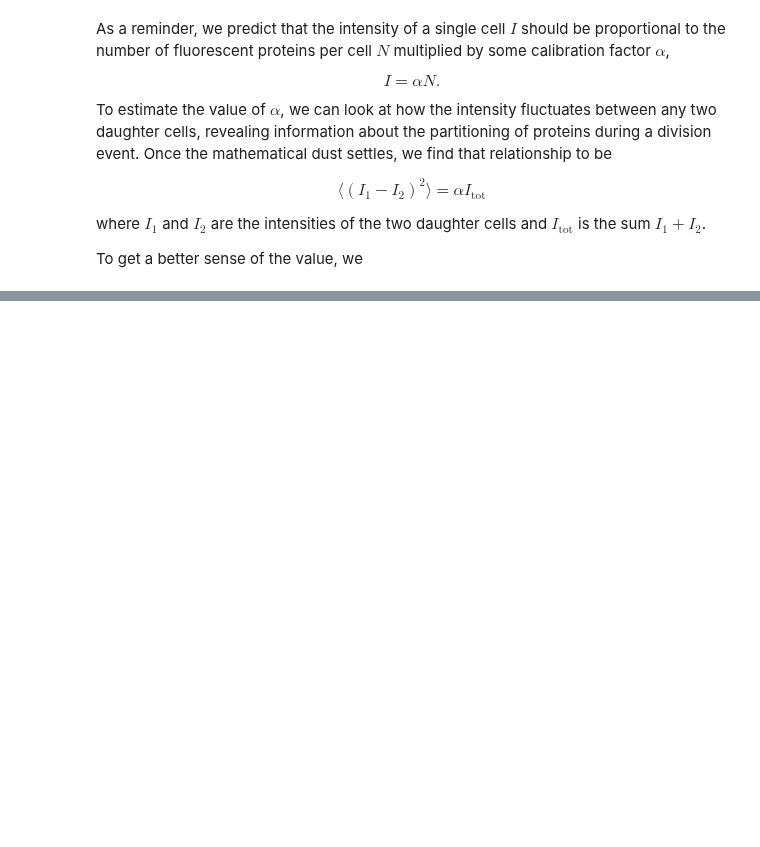
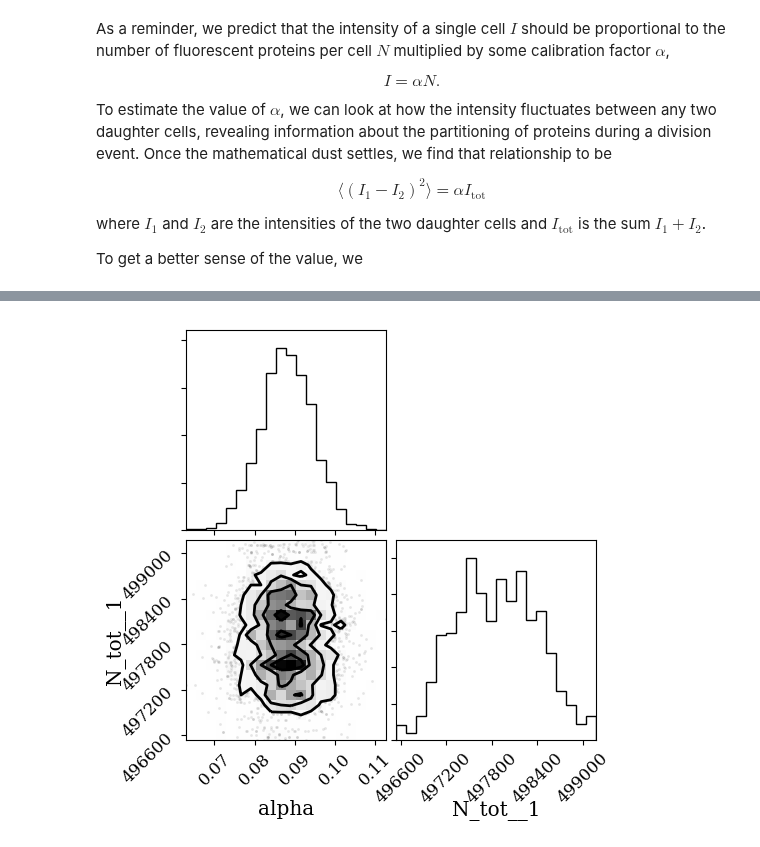
Before and after one commit to RPGroup-PBoC/mscl_survival, a Jupyter notebook: code/tracking_cell_lineages.ipynb, the cells around one changed output, grey strips where cells are left out. Cells and saved outputs as stored; diff of their text form; code cells hidden in the pictures; blank space fills up the shorter version.

```diff
--- a/code/tracking_cell_lineages.ipynb
+++ b/code/tracking_cell_lineages.ipynb
@@ -448,0 +427,5 @@ np.sum?
+# %%
+sub_df = df[['alpha', 'N_tot__1']]
+_ = corner.corner(sub_df)
+# %% [output]
+[figure, added]
```
Also changed, not shown: parts of 25 cells of this notebook, 3 other files.
